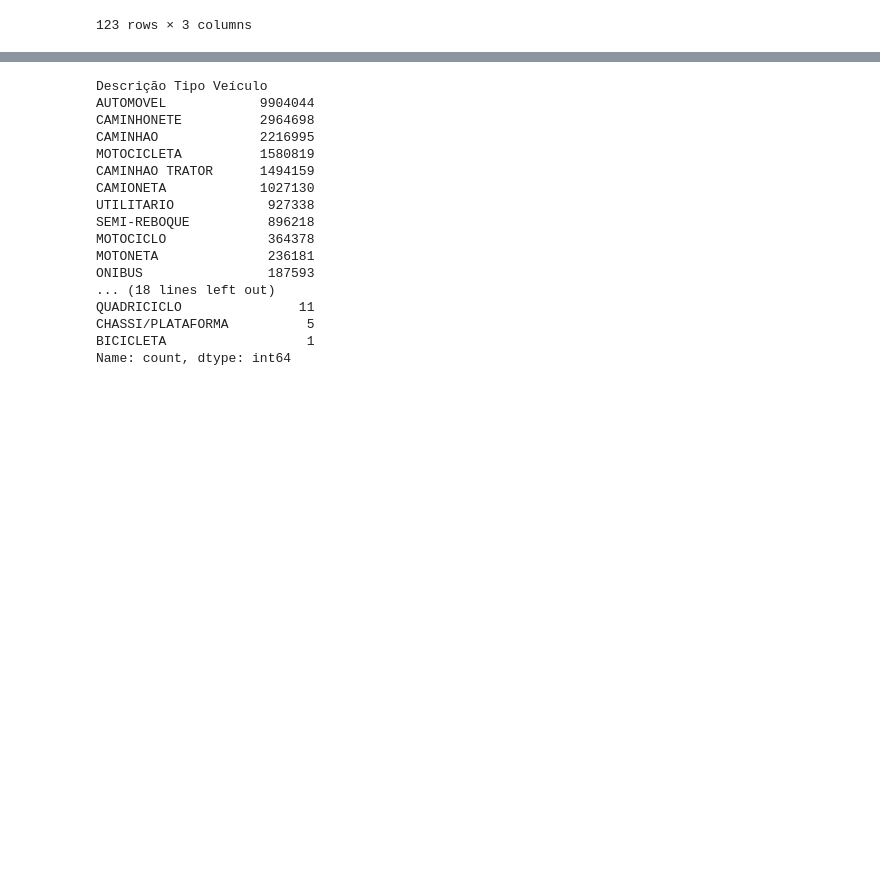
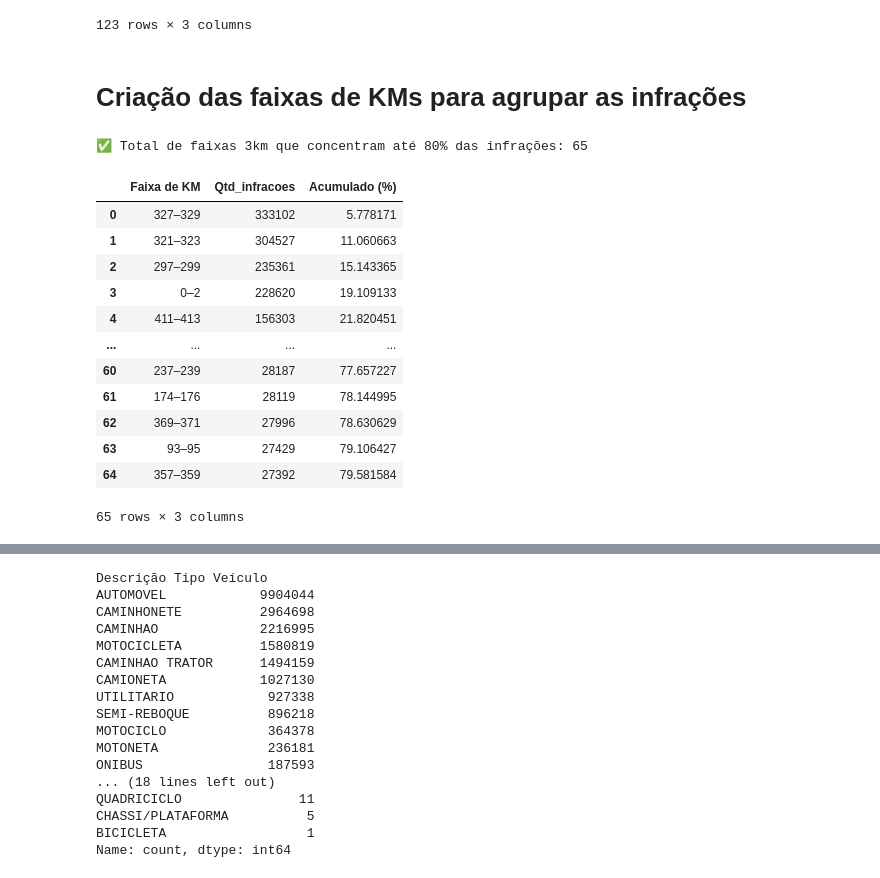
Before and after one commit to adrianop/dataScience, a Jupyter notebook: dados_agrupados.ipynb, the cells around one changed output, grey strips where cells are left out. Saved outputs shown, nothing was run; the diff lists cells and outputs as text; code cells hidden in the pictures; blank space fills up the shorter version.

```diff
--- a/dados_agrupados.ipynb
+++ b/dados_agrupados.ipynb
@@ -447,3 +504,56 @@ pareto_km_80.head(150)
 | 121 | 316 | 12373 | 79.617543 |
 | 122 | 259 | 12295 | 79.830819 |
 123 rows × 3 columns
+# %% [markdown]
+# Criação das faixas de KMs para agrupar as infrações
+# %%
+import pandas as pd
+
+# 1. Resetar vc para DataFrame
+vc = df_br101['Km Infração'].value_counts()
+df_km = vc.reset_index()
+df_km.columns = ['KM', 'Qtd_Acidentes']
+
+# 2. Garantir que KM seja float
+df_km['KM'] = df_km['KM'].astype(str).str.replace(",", ".", regex=False).astype(float)
+
+faixa_km = 3  # ou 5, 15, etc.
+
+# Criar faixa baseada nesse intervalo
+df_km['Faixa'] = (df_km['KM'] // faixa_km * faixa_km).astype(int)
+df_km['Faixa Label'] = df_km['Faixa'].astype(str) + '–' + (df_km['Faixa'] + faixa_km - 1).astype(str)
+
+# 4. Agrupar por faixa
+faixas_agrupadas = df_km.groupby('Faixa Label')['Qtd_Acidentes'].sum().sort_values(ascending=False)
+
+# 5. Calcular acumulado
+acumulado = faixas_agrupadas.cumsum() / faixas_agrupadas.sum() * 100
+
+# 6. DataFrame final com Pareto
+pareto_faixas_acidentes = pd.DataFrame({
+    'Faixa de KM': faixas_agrupadas.index,
+    'Qtd_infracoes': faixas_agrupadas.values,
+    'Acumulado (%)': acumulado.values
+})
+
+# 7. Filtrar até 80%
+pareto_faixas_80_infracoes = pareto_faixas_acidentes[pareto_faixas_acidentes['Acumulado (%)'] <= 80]
+
+# 8. Exibir
+print(f"\n✅ Total de faixas 3km que concentram até 80% das infrações: {len(pareto_faixas_80_infracoes)}")
+pareto_faixas_80_infracoes.head(100)
+# %% [output]
+✅ Total de faixas 3km que concentram até 80% das infrações: 65
+|  | Faixa de KM | Qtd_infracoes | Acumulado (%) |
+| 0 | 327–329 | 333102 | 5.778171 |
+| 1 | 321–323 | 304527 | 11.060663 |
+| 2 | 297–299 | 235361 | 15.143365 |
+| 3 | 0–2 | 228620 | 19.109133 |
+| 4 | 411–413 | 156303 | 21.820451 |
+| ... | ... | ... | ... |
+| 60 | 237–239 | 28187 | 77.657227 |
+| 61 | 174–176 | 28119 | 78.144995 |
+| 62 | 369–371 | 27996 | 78.630629 |
+| 63 | 93–95 | 27429 | 79.106427 |
+| 64 | 357–359 | 27392 | 79.581584 |
+65 rows × 3 columns
```
Also changed, not shown: parts of 6 cells of this notebook.
